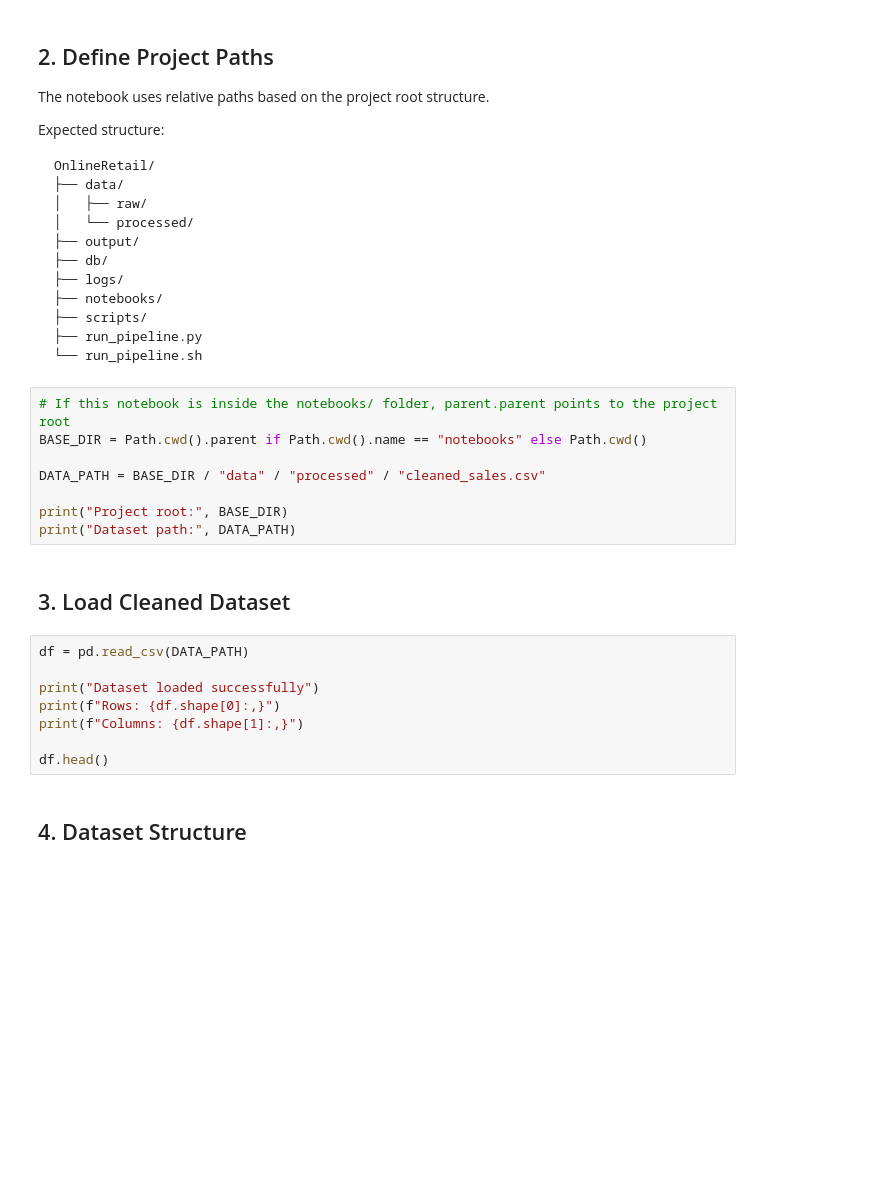
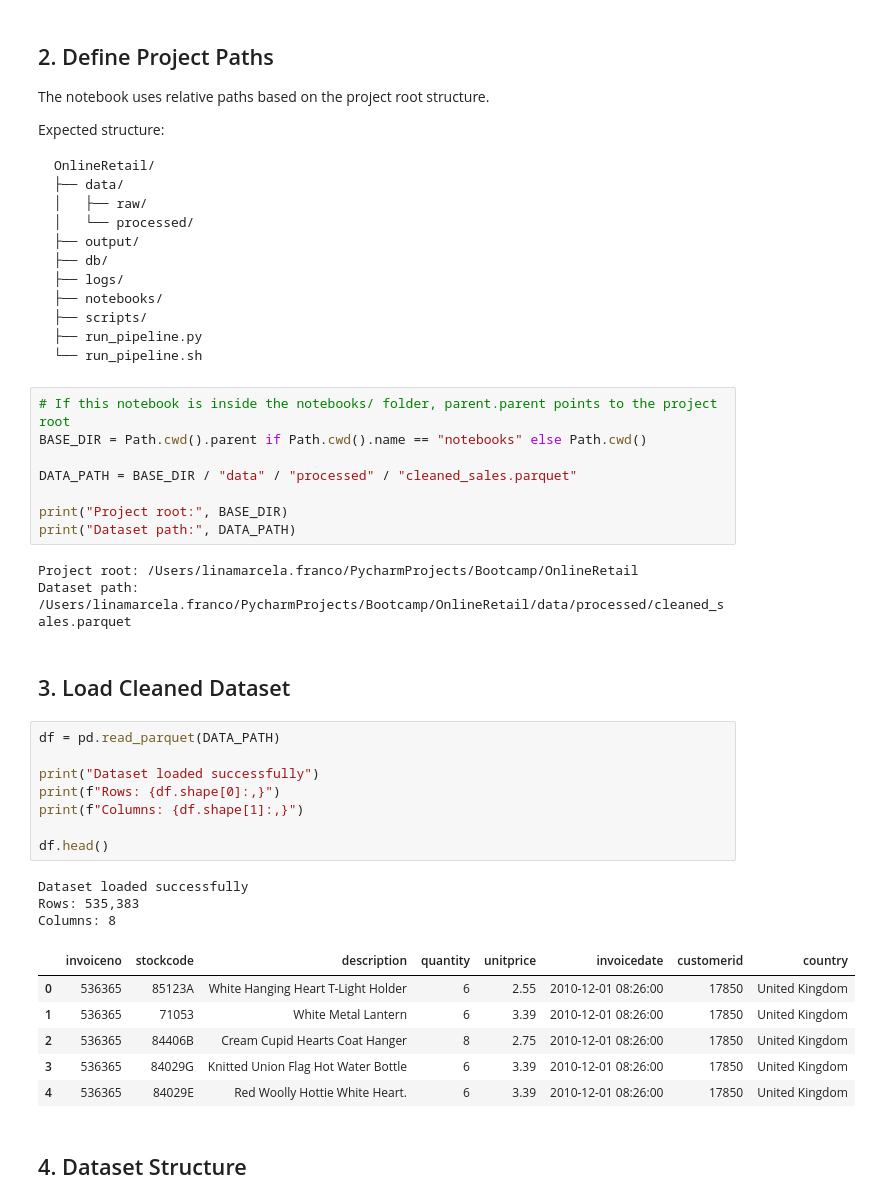
Before and after one commit to limaframo3/online-retail-data-pipeline, a Jupyter notebook: notebooks/eda_online_retail.ipynb, the cells around one changed output. Saved outputs shown, nothing was run; the diff lists cells and outputs as text; blank space fills up the shorter version.

Commit message:
Complete Parquet migration across pipeline

```diff
--- a/notebooks/eda_online_retail.ipynb
+++ b/notebooks/eda_online_retail.ipynb
@@ -52,20 +54,33 @@ OnlineRetail/
 # If this notebook is inside the notebooks/ folder, parent.parent points to the project root
 BASE_DIR = Path.cwd().parent if Path.cwd().name == "notebooks" else Path.cwd()
 
-DATA_PATH = BASE_DIR / "data" / "processed" / "cleaned_sales.csv"
+DATA_PATH = BASE_DIR / "data" / "processed" / "cleaned_sales.parquet"
 
 print("Project root:", BASE_DIR)
 print("Dataset path:", DATA_PATH)
+# %% [output]
+Project root: /Users/linamarcela.franco/PycharmProjects/Bootcamp/OnlineRetail
+Dataset path: /Users/linamarcela.franco/PycharmProjects/Bootcamp/OnlineRetail/data/processed/cleaned_sales.parquet
 # %% [markdown]
 ## 3. Load Cleaned Dataset
 # %%
-df = pd.read_csv(DATA_PATH)
+df = pd.read_parquet(DATA_PATH)
 
 print("Dataset loaded successfully")
 print(f"Rows: {df.shape[0]:,}")
 print(f"Columns: {df.shape[1]:,}")
 
 df.head()
+# %% [output]
+Dataset loaded successfully
+Rows: 535,383
+Columns: 8
+|  | invoiceno | stockcode | description | quantity | unitprice | invoicedate | customerid | country |
+| 0 | 536365 | 85123A | White Hanging Heart T-Light Holder | 6 | 2.55 | 2010-12-01 08:26:00 | 17850 | United Kingdom |
+| 1 | 536365 | 71053 | White Metal Lantern | 6 | 3.39 | 2010-12-01 08:26:00 | 17850 | United Kingdom |
+| 2 | 536365 | 84406B | Cream Cupid Hearts Coat Hanger | 8 | 2.75 | 2010-12-01 08:26:00 | 17850 | United Kingdom |
+| 3 | 536365 | 84029G | Knitted Union Flag Hot Water Bottle | 6 | 3.39 | 2010-12-01 08:26:00 | 17850 | United Kingdom |
+| 4 | 536365 | 84029E | Red Woolly Hottie White Heart. | 6 | 3.39 | 2010-12-01 08:26:00 | 17850 | United Kingdom |
 # %% [markdown]
 ## 4. Dataset Structure
 # %%
```
Also changed, not shown: parts of 21 cells of this notebook, 4 other files.
